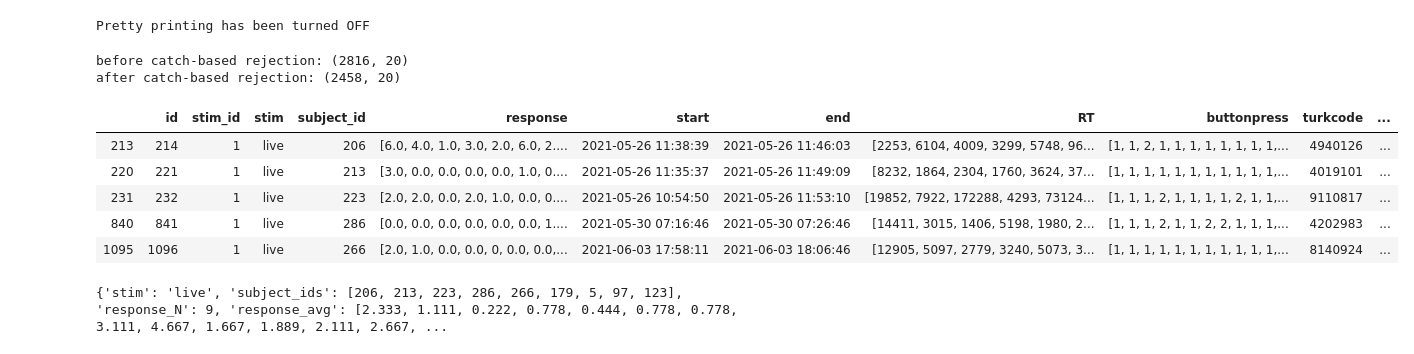
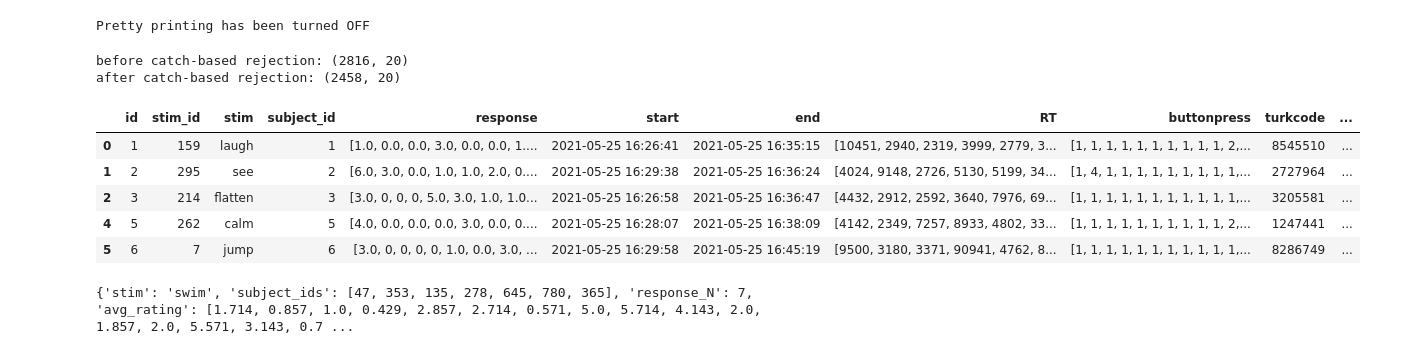
Before and after one commit to sonhkim/VerbVec, a Jupyter notebook: AMT_analysis.ipynb, the cells around one changed output. Cells and saved outputs as stored; diff of their text form; code cells hidden in the pictures.

```diff
--- a/AMT_analysis.ipynb
+++ b/AMT_analysis.ipynb
@@ -2,6 +2,7 @@
 import pandas as pd
 import numpy as np
 import os
+pd.set_option('display.max_rows', None)
 %pprint off
 # %% [output]
 Pretty printing has been turned OFF
@@ -25,40 +26,41 @@ def rearrange_col(dataframe, col_to_move, reference_col, right=True):
                 col_list3.insert(-2, col_to_move)
         return  dataframe[col_list3]
 # %%
-fpath = '/Users/songkim/GoogleDrive/Primary/Projects/VerbVector/AMT/html/experiments/ratings2/results/results_clean_0628.csv'
+fpath = '/Users/songheekim/GoogleDrive/Primary/Projects/VerbVector/AMT/html/experiments/ratings2/results/results_clean_0628.csv'
 # %%
+#### PART1: CALCULATE SUBJECT-TO-GROUP CORRELATION PER HIT
 res = pd.read_csv(fpath, converters={'response': eval, 'RT': eval, 'buttonpress': eval, 'catch_response': eval})
-res.sort_values(by=['stim_id', 'id'], inplace=True)
+#res.sort_values(by=['stim_id', 'id'], inplace=True)
 print('before catch-based rejection:', res.shape)
 
 ######################### check number of responses per lemma
 # for i in set(res['stim_id']):
 #     df = res.loc[res['stim_id']==i]
 #     print (i, df.shape[0])
 
 ########################## convert N/A to 0
 res['catch_response_upd'] = res['catch_response'].apply(lambda x: [0 if i=='7' else float(i) for i in x])
 res['response_upd'] = res['response'].apply(lambda x: [0 if i=='7' else float(i) for i in x])
 
 res = rearrange_col(res, 'catch_response_upd', 'catch_response')
 res = rearrange_col(res, 'response_upd', 'response')
 
 res.drop(columns=['catch_response', 'response'], inplace=True)
 res.rename(columns={'response_upd': 'response', 'catch_response_upd':'catch_response'}, inplace=True)
 
-# ######################### drop bad subjects
+# ######################## drop bad subjects
 res = res.loc[res['badsubject']=='N', ]
 print ('after catch-based rejection:', res.shape)
 res.head()
 # %% [output]
 before catch-based rejection: (2816, 20)
 after catch-based rejection: (2458, 20)
 |  | id | stim_id | stim | subject_id | response | start | end | RT | buttonpress | turkcode | ... |
-| 213 | 214 | 1 | live | 206 | [6.0, 4.0, 1.0, 3.0, 2.0, 6.0, 2.... | 2021-05-26 11:38:39 | 2021-05-26 11:46:03 | [2253, 6104, 4009, 3299, 5748, 96... | [1, 1, 2, 1, 1, 1, 1, 1, 1, 1, 1,... | 4940126 | ... |
-| 220 | 221 | 1 | live | 213 | [3.0, 0.0, 0.0, 0.0, 0.0, 1.0, 0.... | 2021-05-26 11:35:37 | 2021-05-26 11:49:09 | [8232, 1864, 2304, 1760, 3624, 37... | [1, 1, 1, 1, 1, 1, 1, 1, 1, 1, 1,... | 4019101 | ... |
-| 231 | 232 | 1 | live | 223 | [2.0, 2.0, 0.0, 2.0, 1.0, 0.0, 0.... | 2021-05-26 10:54:50 | 2021-05-26 11:53:10 | [19852, 7922, 172288, 4293, 73124... | [1, 1, 1, 2, 1, 1, 1, 1, 2, 1, 1,... | 9110817 | ... |
-| 840 | 841 | 1 | live | 286 | [0.0, 0.0, 0.0, 0.0, 0.0, 0.0, 1.... | 2021-05-30 07:16:46 | 2021-05-30 07:26:46 | [14411, 3015, 1406, 5198, 1980, 2... | [1, 1, 1, 2, 1, 1, 2, 2, 1, 1, 1,... | 4202983 | ... |
-| 1095 | 1096 | 1 | live | 266 | [2.0, 1.0, 0.0, 0.0, 0, 0.0, 0.0,... | 2021-06-03 17:58:11 | 2021-06-03 18:06:46 | [12905, 5097, 2779, 3240, 5073, 3... | [1, 1, 1, 1, 1, 1, 1, 1, 1, 1, 1,... | 8140924 | ... |
+| 0 | 1 | 159 | laugh | 1 | [1.0, 0.0, 0.0, 3.0, 0.0, 0.0, 1.... | 2021-05-25 16:26:41 | 2021-05-25 16:35:15 | [10451, 2940, 2319, 3999, 2779, 3... | [1, 1, 1, 1, 1, 1, 1, 1, 1, 1, 2,... | 8545510 | ... |
+| 1 | 2 | 295 | see | 2 | [6.0, 3.0, 0.0, 1.0, 1.0, 2.0, 0.... | 2021-05-25 16:29:38 | 2021-05-25 16:36:24 | [4024, 9148, 2726, 5130, 5199, 34... | [1, 4, 1, 1, 1, 1, 1, 1, 1, 1, 1,... | 2727964 | ... |
+| 2 | 3 | 214 | flatten | 3 | [3.0, 0, 0, 0, 5.0, 3.0, 1.0, 1.0... | 2021-05-25 16:26:58 | 2021-05-25 16:36:47 | [4432, 2912, 2592, 3640, 7976, 69... | [1, 1, 1, 1, 1, 1, 1, 1, 1, 1, 1,... | 3205581 | ... |
+| 4 | 5 | 262 | calm | 5 | [4.0, 0.0, 0.0, 0.0, 3.0, 0.0, 0.... | 2021-05-25 16:28:07 | 2021-05-25 16:38:09 | [4142, 2349, 7257, 8933, 4802, 33... | [1, 1, 1, 1, 1, 1, 1, 1, 1, 1, 2,... | 1247441 | ... |
+| 5 | 6 | 7 | jump | 6 | [3.0, 0, 0, 0, 0, 1.0, 0.0, 3.0, ... | 2021-05-25 16:29:58 | 2021-05-25 16:45:19 | [9500, 3180, 3371, 90941, 4762, 8... | [1, 1, 1, 1, 1, 1, 1, 1, 1, 1, 1,... | 8286749 | ... |
 # %%
 #################### create an average dict ######################
 stim_id_n = len(set(res['stim_id']))  ###i.e., 320
@@ -82,8 +84,8 @@ for i in range(1, stim_id_n+1):
 #avg_df = pd.DataFrame.from_dict(avg_dict, orient='index')
 # %%
-avg_dict[1]
+avg_dict[10]
 # %% [output]
-{'stim': 'live', 'subject_ids': [206, 213, 223, 286, 266, 179, 5, 97, 123], 'response_N': 9, 'response_avg': [2.333, 1.111, 0.222, 0.778, 0.444, 0.778, 0.778, 3.111, 4.667, 1.667, 1.889, 2.111, 2.667, ...
+{'stim': 'swim', 'subject_ids': [47, 353, 135, 278, 645, 780, 365], 'response_N': 7, 'avg_rating': [1.714, 0.857, 1.0, 0.429, 2.857, 2.714, 0.571, 5.0, 5.714, 4.143, 2.0, 1.857, 2.0, 5.571, 3.143, 0.7 ...
 # %%
 ########calculate intersubject correlation and update res
 from scipy.stats.stats import pearsonr
```
Also changed, not shown: parts of 12 cells of this notebook, 1 other file.
